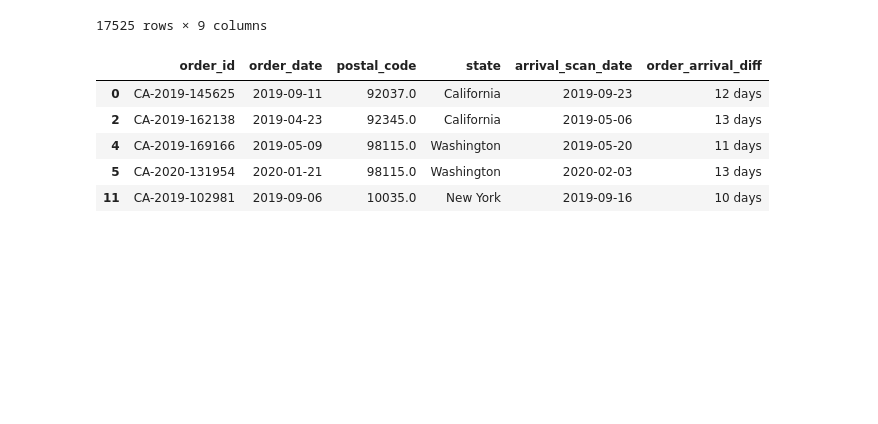
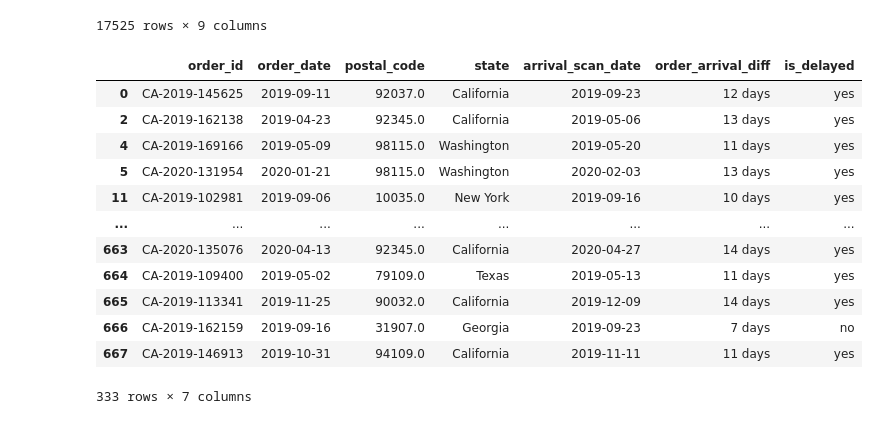
Before and after one commit to farnaz-irani/muesli-delivery-performance, a Jupyter notebook: Farnaz.ipynb, the cells around one changed output. Saved outputs shown, nothing was run; the diff lists cells and outputs as text; code cells hidden in the pictures; blank space fills up the shorter version.

```diff
--- a/Farnaz.ipynb
+++ b/Farnaz.ipynb
@@ -108,21 +109,29 @@ orders_process
 # %%
 #to merge orders and campaign
 orders_campaign = pd.merge(orders_clean, campaign)
 orders_campaign['order_arrival_diff'] = orders_campaign['arrival_scan_date'] - orders_campaign['order_date']
 orders_campaign.drop(columns='index', inplace = True)
 orders_campaign.head()
 
 orders_campaign[orders_campaign.duplicated(keep=False)].sort_values(by='order_id')
 orders_campaign.drop_duplicates(subset=None, keep='first', inplace=True)
 
 orders_campaign.drop(columns='customer_name', inplace=True)
 # orders.query('order_id == "CA-2019-145625"')
-orders_campaign.head()
-# orders_campaign.query('order_arrival_diff > 0')
+orders_campaign['is_delayed'] = np.where(orders_campaign['order_arrival_diff'].map(lambda x: x.days) > 9, 'yes', 'no')
+orders_campaign['is_delayed'].value_counts()
+orders_campaign
 # %% [output]
-|  | order_id | order_date | postal_code | state | arrival_scan_date | order_arrival_diff |
-| 0 | CA-2019-145625 | 2019-09-11 | 92037.0 | California | 2019-09-23 | 12 days |
-| 2 | CA-2019-162138 | 2019-04-23 | 92345.0 | California | 2019-05-06 | 13 days |
-| 4 | CA-2019-169166 | 2019-05-09 | 98115.0 | Washington | 2019-05-20 | 11 days |
-| 5 | CA-2020-131954 | 2020-01-21 | 98115.0 | Washington | 2020-02-03 | 13 days |
-| 11 | CA-2019-102981 | 2019-09-06 | 10035.0 | New York | 2019-09-16 | 10 days |
+|  | order_id | order_date | postal_code | state | arrival_scan_date | order_arrival_diff | is_delayed |
+| 0 | CA-2019-145625 | 2019-09-11 | 92037.0 | California | 2019-09-23 | 12 days | yes |
+| 2 | CA-2019-162138 | 2019-04-23 | 92345.0 | California | 2019-05-06 | 13 days | yes |
+| 4 | CA-2019-169166 | 2019-05-09 | 98115.0 | Washington | 2019-05-20 | 11 days | yes |
+| 5 | CA-2020-131954 | 2020-01-21 | 98115.0 | Washington | 2020-02-03 | 13 days | yes |
+| 11 | CA-2019-102981 | 2019-09-06 | 10035.0 | New York | 2019-09-16 | 10 days | yes |
+| ... | ... | ... | ... | ... | ... | ... | ... |
+| 663 | CA-2020-135076 | 2020-04-13 | 92345.0 | California | 2020-04-27 | 14 days | yes |
+| 664 | CA-2019-109400 | 2019-05-02 | 79109.0 | Texas | 2019-05-13 | 11 days | yes |
+| 665 | CA-2019-113341 | 2019-11-25 | 90032.0 | California | 2019-12-09 | 14 days | yes |
+| 666 | CA-2019-162159 | 2019-09-16 | 31907.0 | Georgia | 2019-09-23 | 7 days | no |
+| 667 | CA-2019-146913 | 2019-10-31 | 94109.0 | California | 2019-11-11 | 11 days | yes |
+333 rows × 7 columns
```
Also changed, not shown: parts of 13 cells of this notebook.
